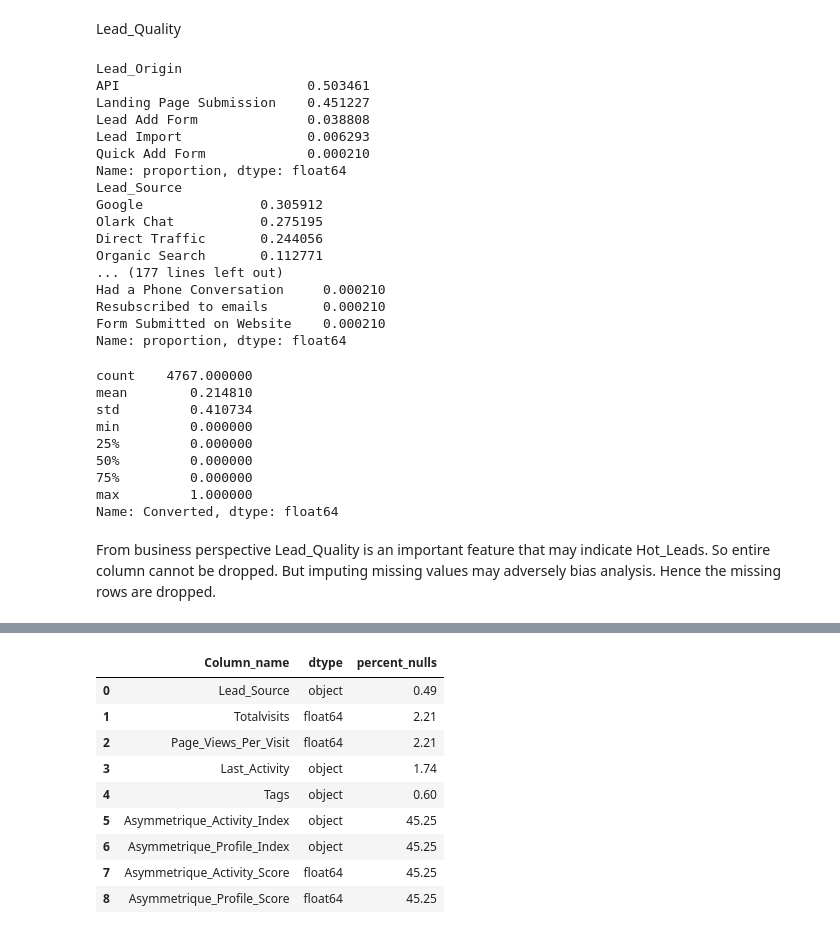
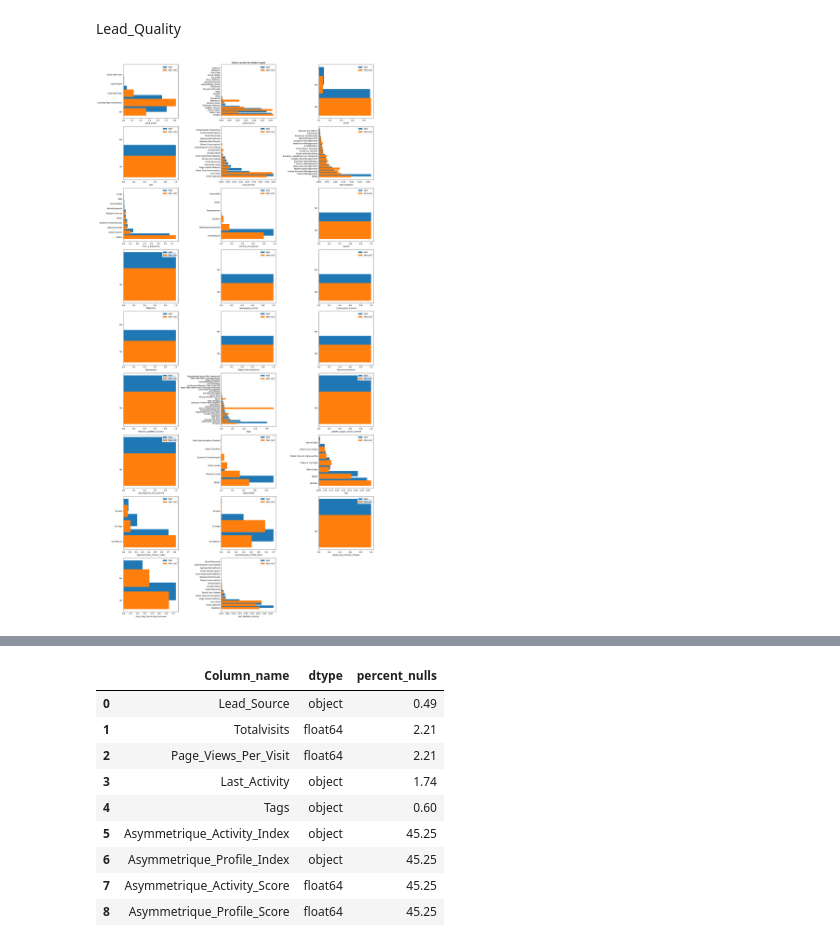
Before and after one commit to arni319/lead_scoring, a Jupyter notebook: lead_scoring_arnab.ipynb, the cells around one changed output, grey strips where cells are left out. Saved outputs shown, nothing was run; the diff lists cells and outputs as text; code cells hidden in the pictures.

```diff
--- a/lead_scoring_arnab.ipynb
+++ b/lead_scoring_arnab.ipynb
@@ -143,37 +212,10 @@ Index(['Lead_Origin', 'Lead_Source', 'Email', 'Call', 'Last_Activity',
 # %% [markdown]
 Lead_Quality
-# %%
-for col in ls[cat_cols].columns:
-    print(ls[ls['Lead_Quality'].isna()][col].value_counts(normalize= True))
-# %% [output]
-Lead_Origin
-API                        0.503461
-Landing Page Submission    0.451227
-Lead Add Form              0.038808
-Lead Import                0.006293
-Quick Add Form             0.000210
-Name: proportion, dtype: float64
-Lead_Source
-Google               0.305912
-Olark Chat           0.275195
-Direct Traffic       0.244056
-Organic Search       0.112771
-... (177 lines left out)
-Had a Phone Conversation     0.000210
-Resubscribed to emails       0.000210
-Form Submitted on Website    0.000210
-Name: proportion, dtype: float64
-# %%
-ls[ls['Lead_Quality'].isnull()].Converted.describe()
-# %% [output]
-count    4767.000000
-mean        0.214810
-std         0.410734
-min         0.000000
-25%         0.000000
-50%         0.000000
-75%         0.000000
-max         1.000000
-Name: Converted, dtype: float64
-# %% [markdown]
-From business perspective Lead_Quality is an important feature that may indicate Hot_Leads. So entire column cannot be dropped. But imputing missing values may adversely bias analysis. Hence the missing rows are dropped.
+# %%
+# comparitive value count plot of object columns for nulls and non nulls of Lead_Quality
+df1 = ls[ls.Lead_Quality.isnull()]
+df2 = ls[~ls.Lead_Quality.isnull()]
+
+value_count_plots([df1, df2], cat_cols.drop('Lead_Quality'), ['Null', 'Non-null'], [20, 40])
+# %% [output]
+[figure, added]
```
Also changed, not shown: parts of 23 cells of this notebook.
